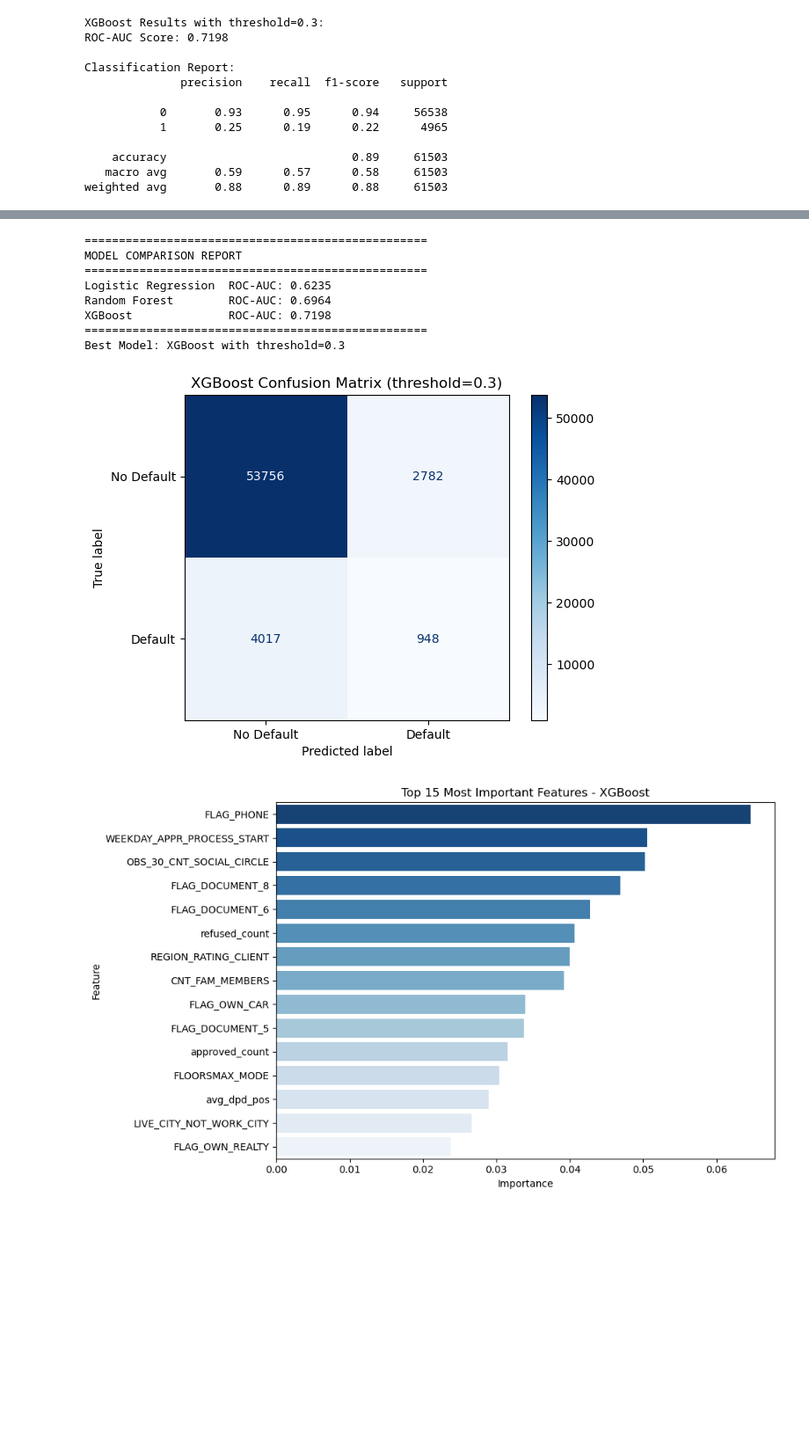
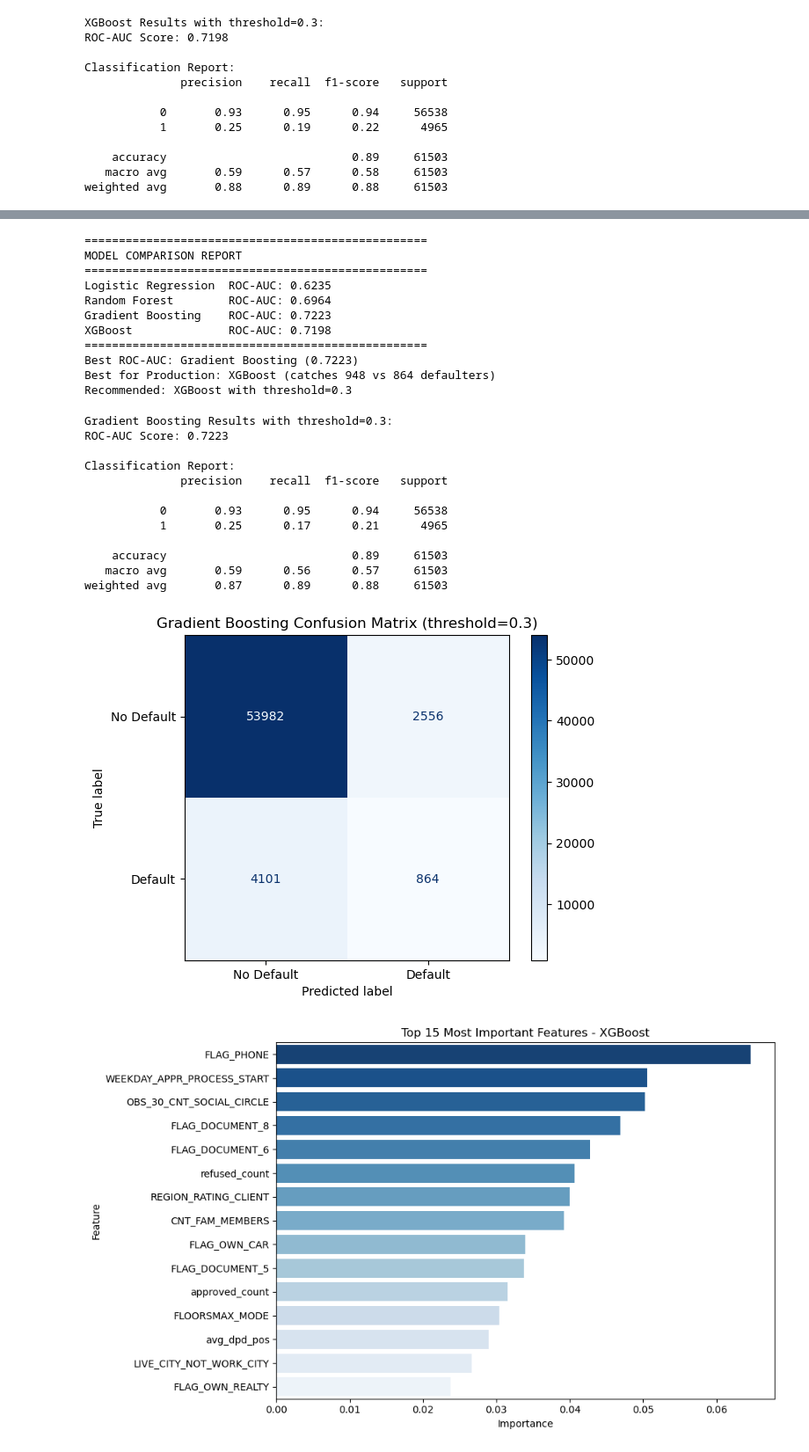
Before and after one commit to sanchy2001/Home_Loan_Default-Risk_Management, a Jupyter notebook: home_loan_default.ipynb, the cells around one changed output, grey strips where cells are left out. Shown at 88% size. Cells and saved outputs as stored; diff of their text form; code cells hidden in the pictures; blank space fills up the shorter version.

Commit message:
Improved EDA, added Gradient Boosting, markdown documentation

```diff
--- a/home_loan_default.ipynb
+++ b/home_loan_default.ipynb
@@ -704,3 +786,23 @@ Classification Report:
     accuracy                           0.89     61503
    macro avg       0.59      0.57      0.58     61503
 weighted avg       0.88      0.89      0.88     61503
+# %%
+# Model 4 - Gradient Boosting
+from sklearn.ensemble import GradientBoostingClassifier
+
+print("Training Gradient Boosting...")
+gb = GradientBoostingClassifier(
+    n_estimators=100,
+    learning_rate=0.1,
+    max_depth=5,
+    random_state=42
+)
+gb.fit(X_train_sm, y_train_sm)
+
+gb_preds = gb.predict(X_test)
+gb_probs = gb.predict_proba(X_test)[:, 1]
+
+print("\nGradient Boosting Results:")
+print(f"ROC-AUC Score: {roc_auc_score(y_test, gb_probs):.4f}")
+print("\nClassification Report:")
+print(classification_report(y_test, gb_preds))
@@ -707,30 +824,59 @@ weighted avg       0.88      0.89      0.88     61503
 # %%
-# Model Comparison Summary
 print("=" * 50)
 print("MODEL COMPARISON REPORT")
 print("=" * 50)
 print(f"Logistic Regression  ROC-AUC: {roc_auc_score(y_test, lr_probs):.4f}")
 print(f"Random Forest        ROC-AUC: {roc_auc_score(y_test, rf_probs):.4f}")
+print(f"Gradient Boosting    ROC-AUC: {roc_auc_score(y_test, gb_probs):.4f}")
 print(f"XGBoost              ROC-AUC: {roc_auc_score(y_test, xgb_probs):.4f}")
 print("=" * 50)
-print("Best Model: XGBoost with threshold=0.3")
-
-# Confusion Matrix for best model
-cm = confusion_matrix(y_test, xgb_preds_adjusted)
-disp = ConfusionMatrixDisplay(confusion_matrix=cm, display_labels=['No Default', 'Default'])
-disp.plot(cmap='Blues')
-plt.title('XGBoost Confusion Matrix (threshold=0.3)')
-plt.show()
+print("Best ROC-AUC: Gradient Boosting (0.7223)")
+print("Best for Production: XGBoost (catches 948 vs 864 defaulters)")
+print("Recommended: XGBoost with threshold=0.3")
 # %% [output]
 ==================================================
 MODEL COMPARISON REPORT
 ==================================================
 Logistic Regression  ROC-AUC: 0.6235
 Random Forest        ROC-AUC: 0.6964
+Gradient Boosting    ROC-AUC: 0.7223
 XGBoost              ROC-AUC: 0.7198
 ==================================================
-Best Model: XGBoost with threshold=0.3
+Best ROC-AUC: Gradient Boosting (0.7223)
+Best for Production: XGBoost (catches 948 vs 864 defaulters)
+Recommended: XGBoost with threshold=0.3
-[figure, removed]
+# %%
+# Confusion Matrix for best model - Gradient Boosting
+from sklearn.metrics import confusion_matrix, ConfusionMatrixDisplay
+
+threshold = 0.3
+gb_preds_adjusted = (gb_probs >= threshold).astype(int)
+
+print(f"Gradient Boosting Results with threshold={threshold}:")
+print(f"ROC-AUC Score: {roc_auc_score(y_test, gb_probs):.4f}")
+print("\nClassification Report:")
+print(classification_report(y_test, gb_preds_adjusted))
+
+cm = confusion_matrix(y_test, gb_preds_adjusted)
+disp = ConfusionMatrixDisplay(confusion_matrix=cm,
+                               display_labels=['No Default', 'Default'])
+disp.plot(cmap='Blues')
+plt.title('Gradient Boosting Confusion Matrix (threshold=0.3)')
+plt.show()
+# %% [output]
+Gradient Boosting Results with threshold=0.3:
+ROC-AUC Score: 0.7223
+
+Classification Report:
+              precision    recall  f1-score   support
+
+           0       0.93      0.95      0.94     56538
+           1       0.25      0.17      0.21      4965
+
+    accuracy                           0.89     61503
+   macro avg       0.59      0.56      0.57     61503
+weighted avg       0.87      0.89      0.88     61503
+[figure, added]
 # %%
 # Feature Importance
 feat_imp = pd.DataFrame({
```
Also changed, not shown: parts of 11 cells of this notebook.
